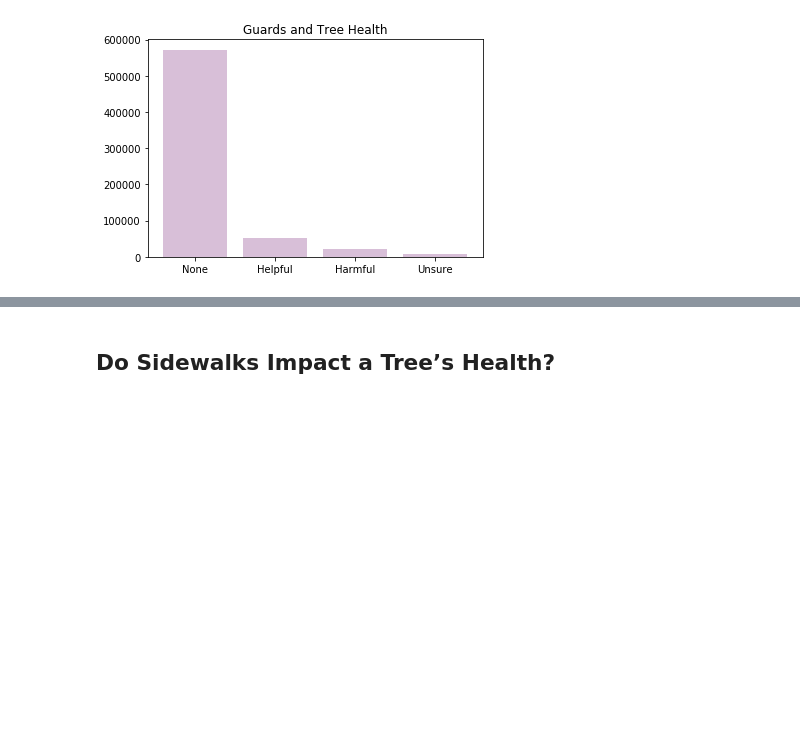
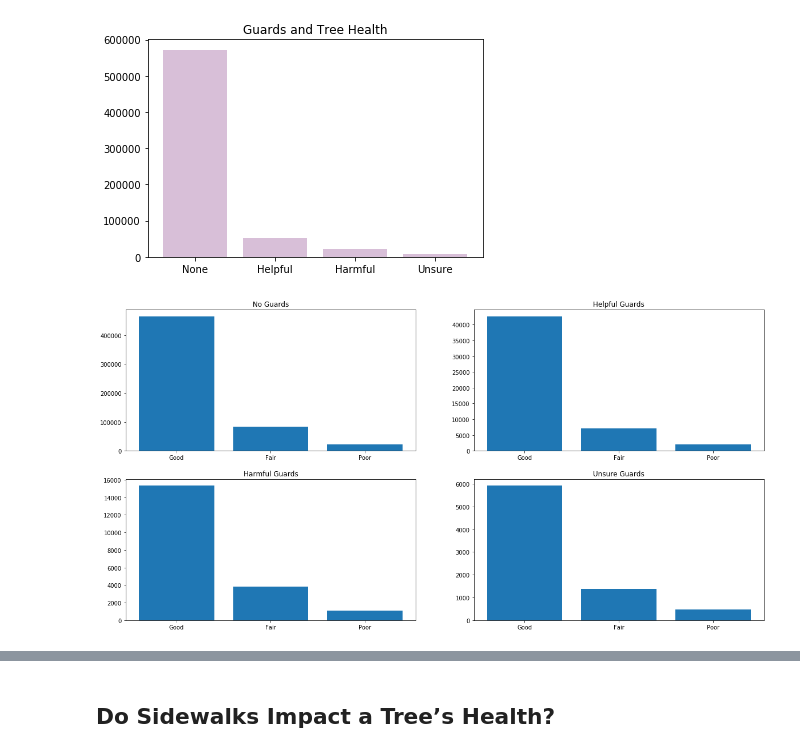
Before and after one commit to annasophiat/tree-health-census, a Jupyter notebook: capstone-tree.ipynb, the cells around one changed output, grey strips where cells are left out. Saved outputs shown, nothing was run; the diff lists cells and outputs as text; code cells hidden in the pictures; blank space fills up the shorter version.

```diff
--- a/capstone-tree.ipynb
+++ b/capstone-tree.ipynb
@@ -645,3 +711,24 @@ guard_none = tree[tree.guards == 'None']['health'].value_counts()
 guard_helpful = tree[tree.guards == 'Helpful']['health'].value_counts()
 guard_harmful = tree[tree.guards == 'Harmful']['health'].value_counts()
 guard_unsure = tree[tree.guards == 'Unsure']['health'].value_counts()
+# %%
+health_quality = ['Good', 'Fair', 'Poor']
+
+plt.figure(figsize=(20, 10))
+
+plt.subplot(2,2,1)
+plt.title('No Guards')
+plt.bar(health_quality, guard_none)
+plt.subplot(2,2,2)
+plt.title('Helpful Guards')
+plt.bar(health_quality, guard_helpful)
+plt.subplot(2,2,3)
+plt.title('Harmful Guards')
+plt.bar(health_quality, guard_harmful)
+plt.subplot(2,2,4)
+plt.title('Unsure Guards')
+plt.bar(health_quality, guard_unsure)
+
+plt.show()
+# %% [output]
+[figure, added]
```
Also changed, not shown: parts of 24 cells of this notebook.
